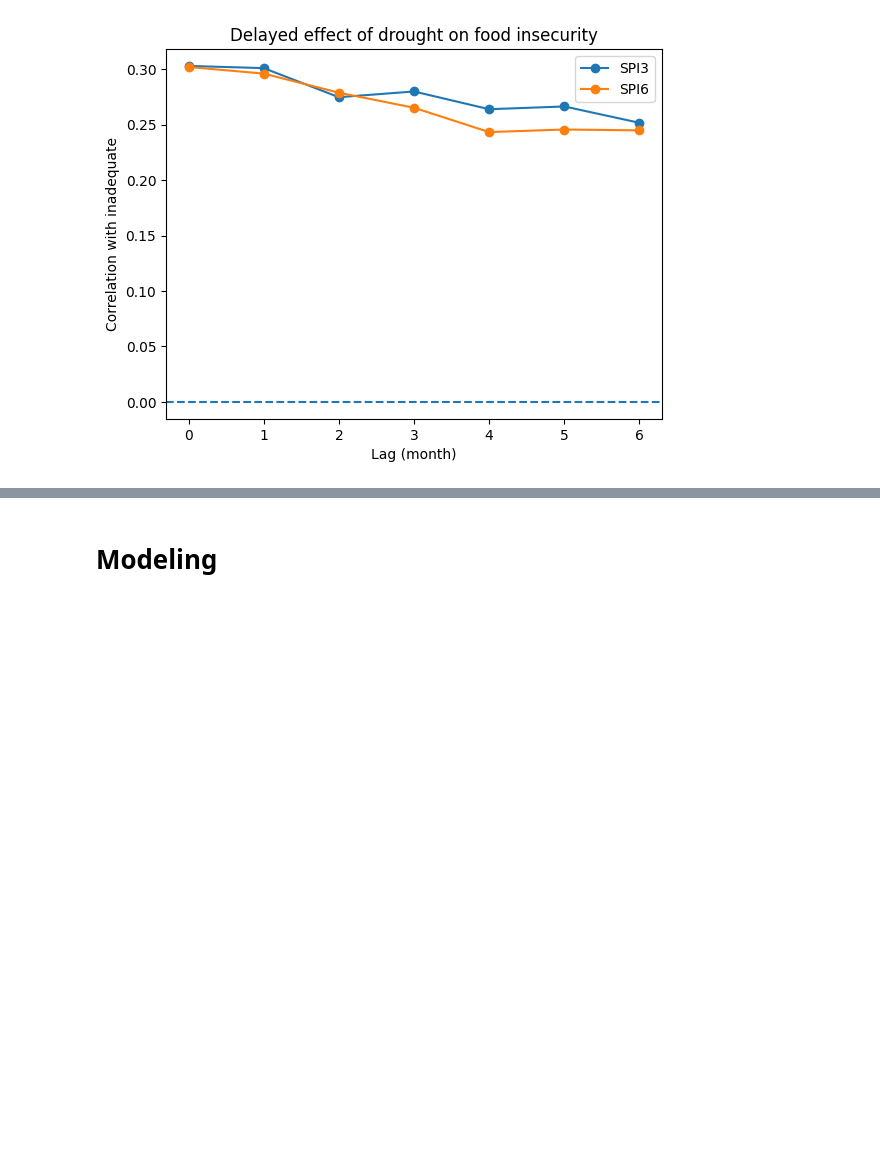
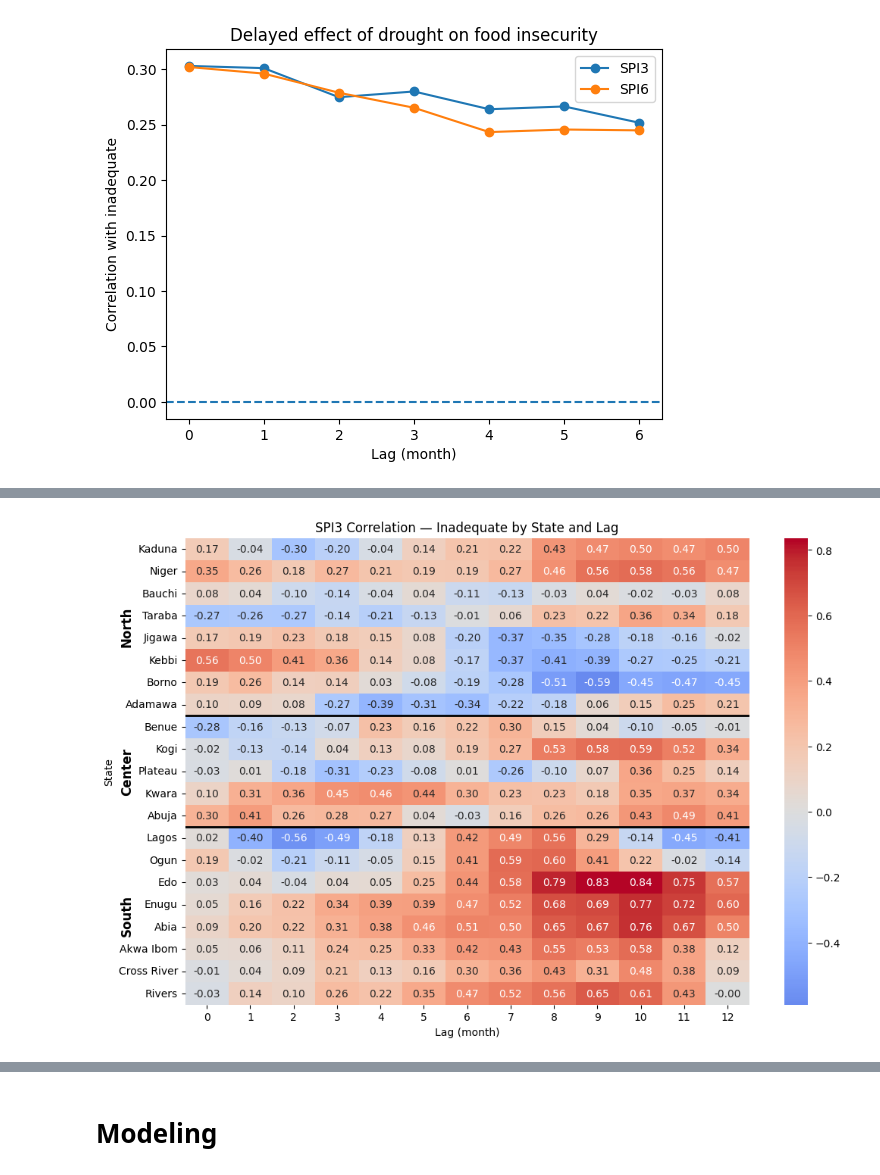
Before and after one commit to tnourlyn/Projet-de-Statapp---WFP-, a Jupyter notebook: SPI_treatement.ipynb, the cells around one changed output, grey strips where cells are left out. Cells and saved outputs as stored; diff of their text form; code cells hidden in the pictures; blank space fills up the shorter version.

```diff
--- a/SPI_treatement.ipynb
+++ b/SPI_treatement.ipynb
@@ -699,3 +749,84 @@ plt.show()
+# %%
+states = data_merge["State"].unique()
+results = []
+
+for state in states:
+
+    df_state = data_merge[data_merge["State"] == state]
+
+    for lag in range(max_lag + 1):
+
+        corr = df_state["inadequate"].corr(df_state[f"SPI3_lag{lag}"])
+
+        results.append({
+            "State": state,
+            "lag": lag,
+            "corr": corr
+        })
+
+corr_state_lag = pd.DataFrame(results)
+
+corr_matrix = corr_state_lag.pivot(
+    index="State",
+    columns="lag",
+    values="corr"
+)
+
+
+ordered_states = north_states + center_states + south_states
+
+corr_matrix = corr_matrix.reindex(ordered_states)
+
+plt.figure(figsize=(12,8))
+
+ax = sns.heatmap(
+    corr_matrix,
+    cmap="coolwarm",
+    center=0,
+    annot=True,
+    fmt=".2f"
+)
+
+plt.axhline(len(north_states), color="black", linewidth=2)
+plt.axhline(len(north_states) + len(center_states), color="black", linewidth=2)
+
+ax.text(
+    -1.5,
+    len(north_states)/2,
+    "North",
+    rotation=90,
+    va="center",
+    fontsize=12,
+    fontweight="bold"
+)
+
+ax.text(
+    -1.5,
+    len(north_states) + len(center_states)/2,
+    "Center",
+    rotation=90,
+    va="center",
+    fontsize=12,
+    fontweight="bold"
+)
+
+ax.text(
+    -1.5,
+    len(north_states) + len(center_states) + len(south_states)/2,
+    "South",
+    rotation=90,
+    va="center",
+    fontsize=12,
+    fontweight="bold"
+)
+
+plt.title("SPI3 Correlation — Inadequate by State and Lag")
+plt.xlabel("Lag (month)")
+plt.ylabel("State")
+
+plt.show()
+# %% [output]
+[figure, added]
 # %%
 for lag in range(max_lag + 1):
     data_merge[f"SPI6_lag{lag}"] = data_merge.groupby("State")["SPI_Cum6"].shift(lag)
```
Also changed, not shown: parts of 11 cells of this notebook.
